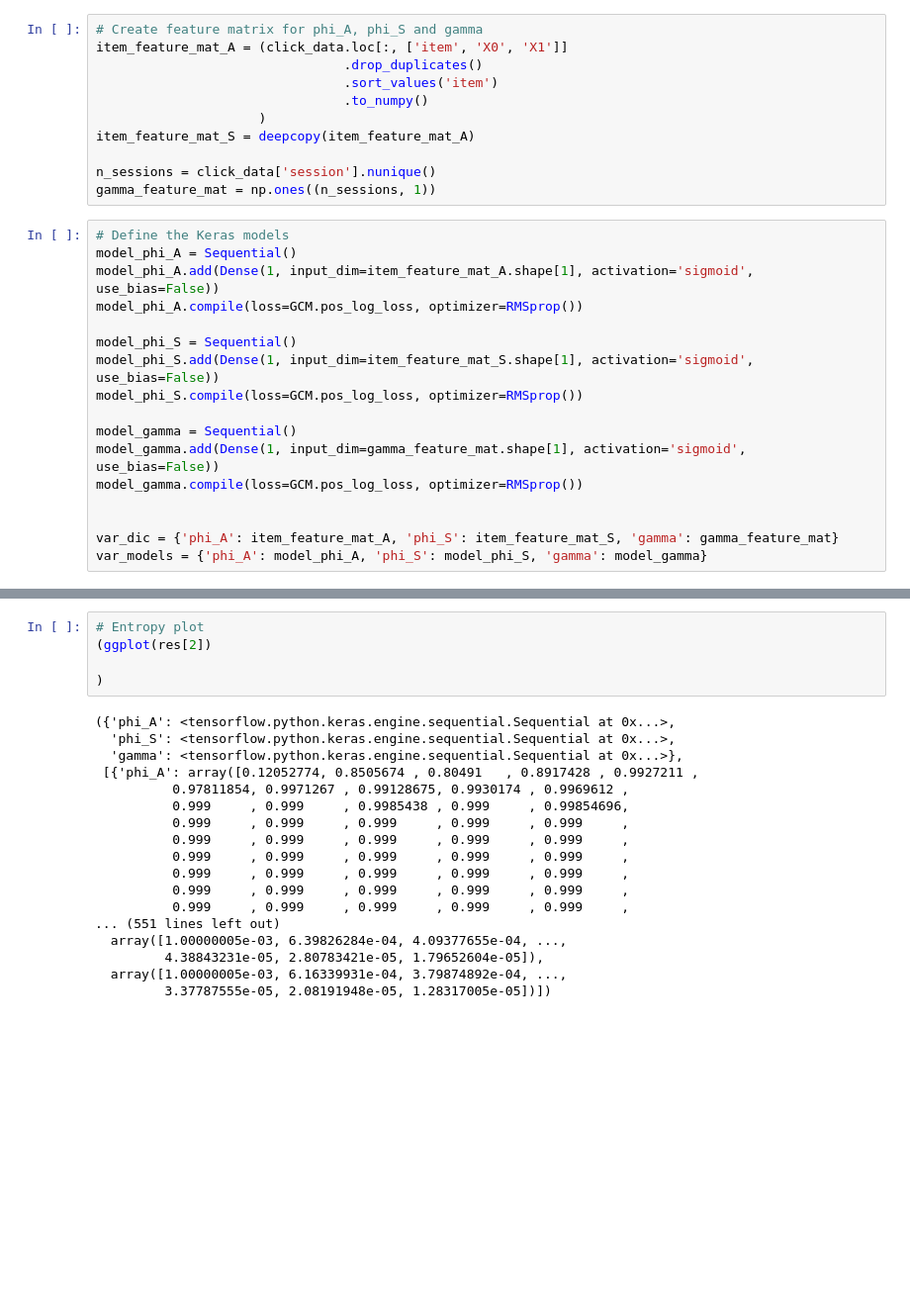
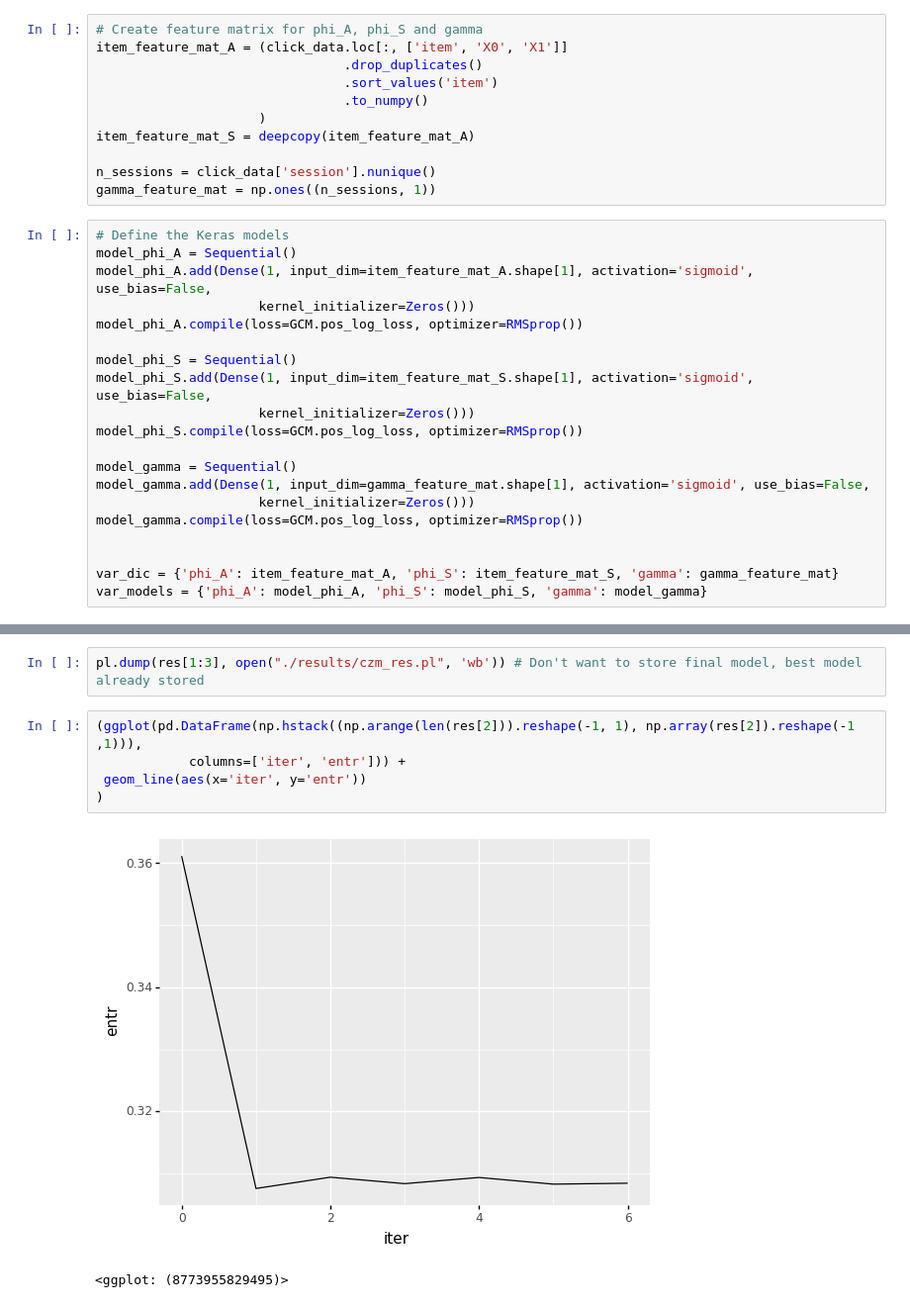
Before and after one commit to cornederuijtnw/GCM, a Jupyter notebook: jupyter notebooks/czm_fit_example.ipynb, the cells around one changed output, grey strips where cells are left out. Shown: that part at 99% size. Drawn from its saved outputs; the diff is of its cells as text; blank space fills up the shorter version.

```diff
--- a/jupyter notebooks/czm_fit_example.ipynb
+++ b/jupyter notebooks/czm_fit_example.ipynb
@@ -137,15 +141,18 @@ gamma_feature_mat = np.ones((n_sessions, 1))
 # %%
 # Define the Keras models
 model_phi_A = Sequential()
-model_phi_A.add(Dense(1, input_dim=item_feature_mat_A.shape[1], activation='sigmoid', use_bias=False))
+model_phi_A.add(Dense(1, input_dim=item_feature_mat_A.shape[1], activation='sigmoid', use_bias=False,
+                     kernel_initializer=Zeros()))
 model_phi_A.compile(loss=GCM.pos_log_loss, optimizer=RMSprop())
 
 model_phi_S = Sequential()
-model_phi_S.add(Dense(1, input_dim=item_feature_mat_S.shape[1], activation='sigmoid', use_bias=False))
+model_phi_S.add(Dense(1, input_dim=item_feature_mat_S.shape[1], activation='sigmoid', use_bias=False,
+                     kernel_initializer=Zeros()))
 model_phi_S.compile(loss=GCM.pos_log_loss, optimizer=RMSprop())
 
 model_gamma = Sequential()
-model_gamma.add(Dense(1, input_dim=gamma_feature_mat.shape[1], activation='sigmoid', use_bias=False))
+model_gamma.add(Dense(1, input_dim=gamma_feature_mat.shape[1], activation='sigmoid', use_bias=False,
+                     kernel_initializer=Zeros()))
 model_gamma.compile(loss=GCM.pos_log_loss, optimizer=RMSprop())
 
 
@@ -175,23 +182,10 @@ Running M-step ...
-# %%
-# Entropy plot
-(ggplot(res[2])
-
-)
-# %% [output]
-({'phi_A': <tensorflow.python.keras.engine.sequential.Sequential at 0x...>,
-  'phi_S': <tensorflow.python.keras.engine.sequential.Sequential at 0x...>,
-  'gamma': <tensorflow.python.keras.engine.sequential.Sequential at 0x...>},
- [{'phi_A': array([0.12052774, 0.8505674 , 0.80491   , 0.8917428 , 0.9927211 ,
-          0.97811854, 0.9971267 , 0.99128675, 0.9930174 , 0.9969612 ,
-          0.999     , 0.999     , 0.9985438 , 0.999     , 0.99854696,
-          0.999     , 0.999     , 0.999     , 0.999     , 0.999     ,
-          0.999     , 0.999     , 0.999     , 0.999     , 0.999     ,
-          0.999     , 0.999     , 0.999     , 0.999     , 0.999     ,
-          0.999     , 0.999     , 0.999     , 0.999     , 0.999     ,
-          0.999     , 0.999     , 0.999     , 0.999     , 0.999     ,
-          0.999     , 0.999     , 0.999     , 0.999     , 0.999     ,
-... (551 lines left out)
-  array([1.00000005e-03, 6.39826284e-04, 4.09377655e-04, ...,
-         4.38843231e-05, 2.80783421e-05, 1.79652604e-05]),
-  array([1.00000005e-03, 6.16339931e-04, 3.79874892e-04, ...,
-         3.37787555e-05, 2.08191948e-05, 1.28317005e-05])])
+# %%
+pl.dump(res[1:3], open("./results/czm_res.pl", 'wb')) # Don't want to store final model, best model already stored
+# %%
+(ggplot(pd.DataFrame(np.hstack((np.arange(len(res[2])).reshape(-1, 1), np.array(res[2]).reshape(-1 ,1))),
+            columns=['iter', 'entr'])) +
+ geom_line(aes(x='iter', y='entr'))
+)
+# %% [output]
+[figure, added]
+<ggplot: (8773955829495)>
```
Also changed, not shown: parts of 9 cells of this notebook, 13 other files.
